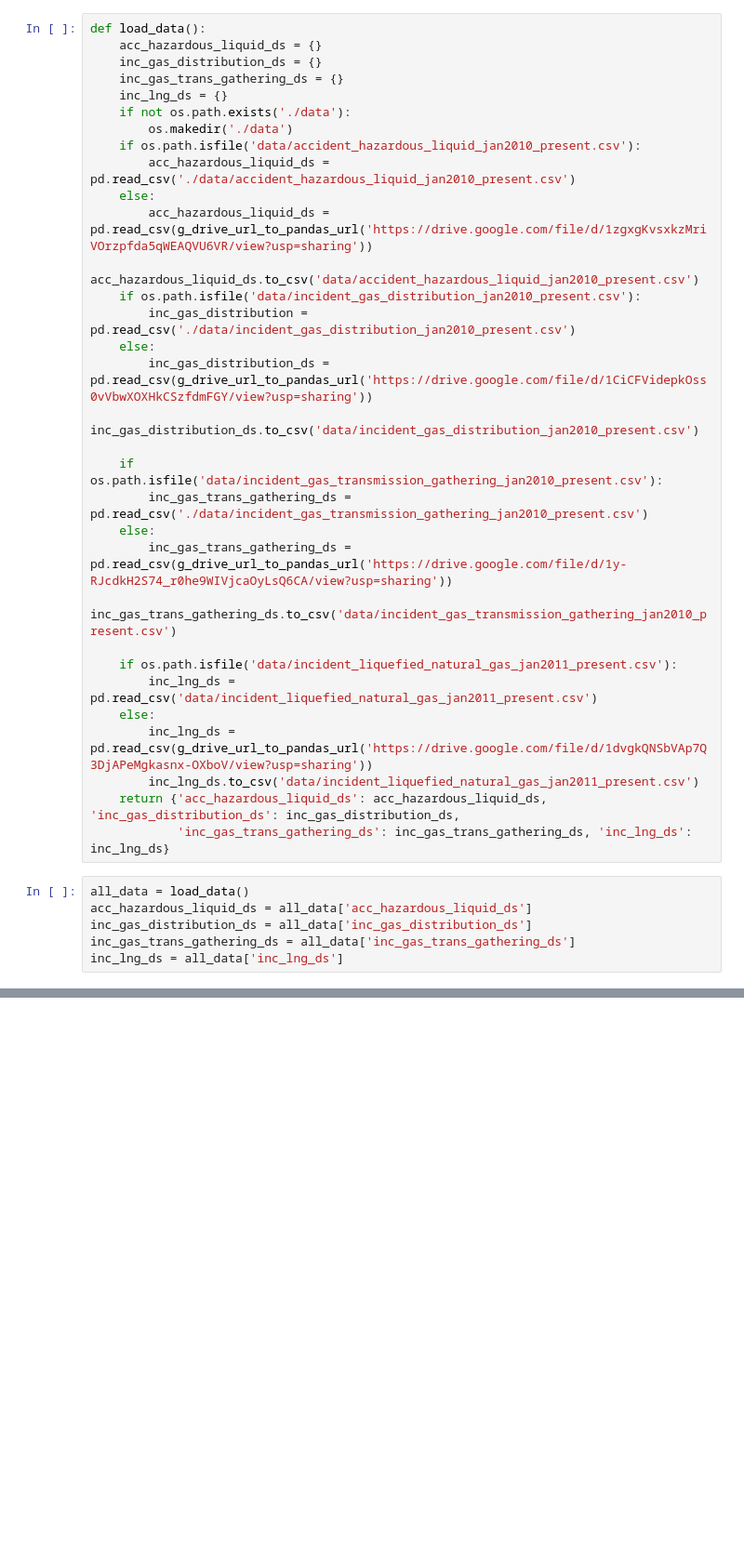
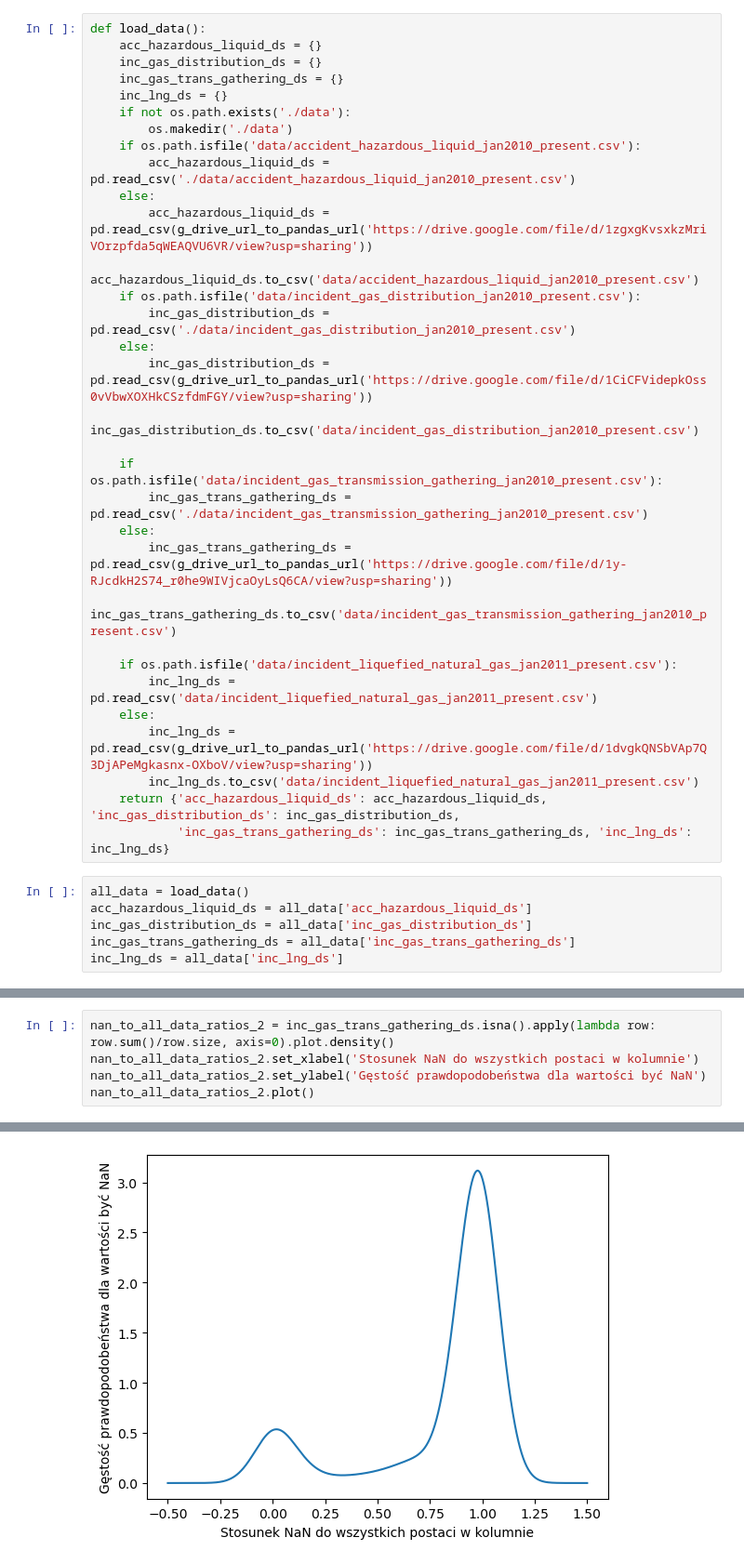
Before and after one commit to iivansmaliakou/ED-awarie, a Jupyter notebook: main.ipynb, the cells around one changed output, grey strips where cells are left out. Shown: that part at 93% size. Cells and saved outputs as stored; diff of their text form; blank space fills up the shorter version.

Commit message:
feat: added some data analizis with hazarous liquids data

```diff
--- a/main.ipynb
+++ b/main.ipynb
@@ -26,7 +27,7 @@ def load_data():
         acc_hazardous_liquid_ds = pd.read_csv(g_drive_url_to_pandas_url('https://drive.google.com/file/d/1zgxgKvsxkzMriVOrzpfda5qWEAQVU6VR/view?usp=sharing'))
         acc_hazardous_liquid_ds.to_csv('data/accident_hazardous_liquid_jan2010_present.csv')
     if os.path.isfile('data/incident_gas_distribution_jan2010_present.csv'):
-        inc_gas_distribution = pd.read_csv('./data/incident_gas_distribution_jan2010_present.csv')
+        inc_gas_distribution_ds = pd.read_csv('./data/incident_gas_distribution_jan2010_present.csv')
     else:
         inc_gas_distribution_ds = pd.read_csv(g_drive_url_to_pandas_url('https://drive.google.com/file/d/1CiCFVidepkOss0vVbwXOXHkCSzfdmFGY/view?usp=sharing'))
         inc_gas_distribution_ds.to_csv('data/incident_gas_distribution_jan2010_present.csv')
@@ -73,0 +72,6 @@ inc_lng_ds
+# %%
+nan_to_all_data_ratios_2 = inc_gas_trans_gathering_ds.isna().apply(lambda row: row.sum()/row.size, axis=0).plot.density()
+nan_to_all_data_ratios_2.set_xlabel('Stosunek NaN do wszystkich postaci w kolumnie')
+nan_to_all_data_ratios_2.set_ylabel('Gęstość prawdopodobeństwa dla wartości być NaN')
+nan_to_all_data_ratios_2.plot()
+# %% [output]
@@ -73,0 +79 @@ inc_lng_ds
+[figure, added]
```
Also changed, not shown: parts of 8 cells of this notebook, 1 other file.
